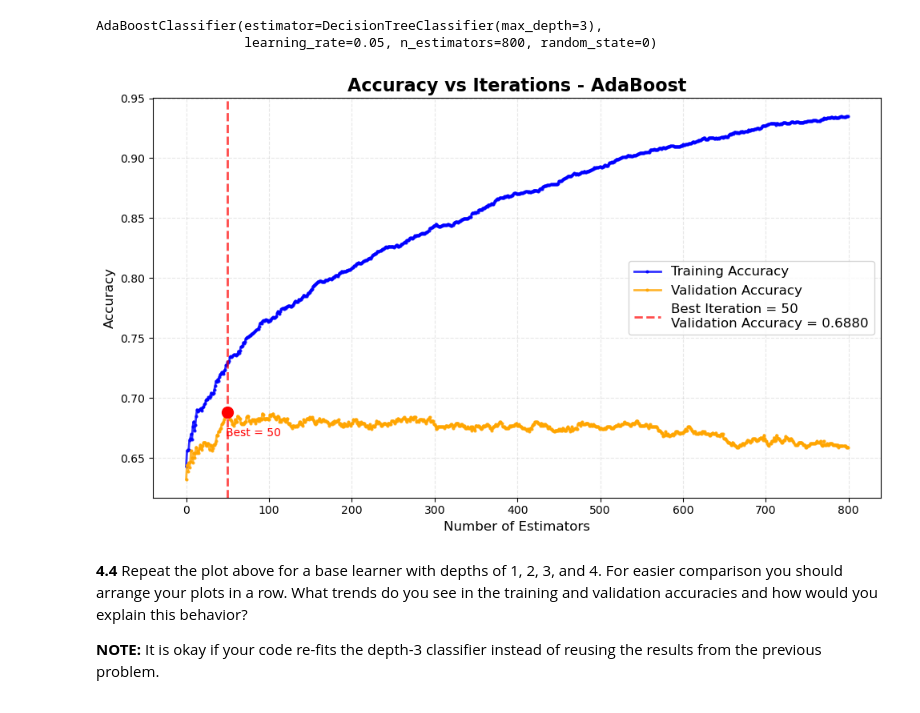
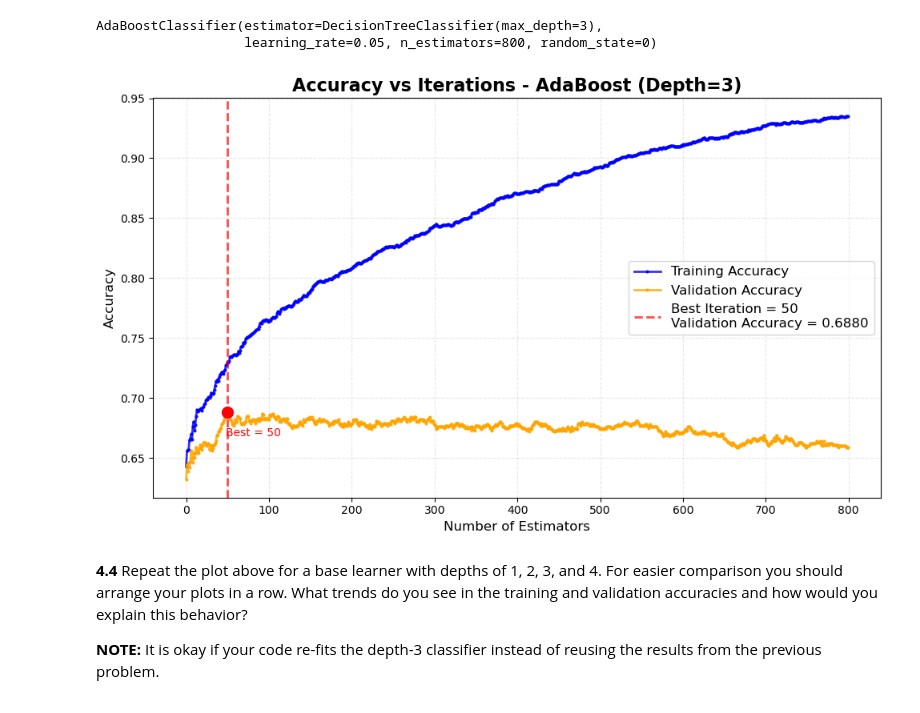
Before and after one commit to WayneKaiYeh/CSCI-E-109A-Intro-of-DS-HW, a Jupyter notebook: HW_6_notebook/cs1090a_hw6/cs1090a_hw6.ipynb, the cells around one changed output. Drawn from its saved outputs; the diff is of its cells as text; code cells hidden in the pictures.

```diff
--- a/HW_6_notebook/cs1090a_hw6/cs1090a_hw6.ipynb
+++ b/HW_6_notebook/cs1090a_hw6/cs1090a_hw6.ipynb
@@ -379,7 +267,7 @@ After this point, the CV Mean decrease while the training score continues to ris
 <div class="highlight-box" style="border: 1px solid #ffcccb; background-color: #ffcccb; height: 5px;"></div>
 # %%
 #Determine the best cv depth ,best_cv_tree_train_score,best_cv_tree_test_score
-best_cv_depth = max_depth[np.argmax(cvmeans)-1]
+best_cv_depth = max_depth[np.argmax(cvmeans)] -1
 
 dt1 = DecisionTreeClassifier(random_state = 0, max_depth=best_cv_depth).fit(X_train, y_train)
 best_cv_tree_train_score = dt1.score(X_train, y_train)
@@ -963,38 +837,6 @@ test_accuracy = [best_cv_tree_test_score, overfit_tree_test_score, bagging_accur
 results_dict= {"classifier":classifier, "training accuracy":train_accuracy, "test accuracy":test_accuracy}
 
 results_df = pd.DataFrame(results_dict)
-# %%
-#(Original)
-#
-#  for q2 overfitting model
-overfit_tree_depth_k = DecisionTreeClassifier(max_depth=tree_depth, random_state = 0)
-overfit_tree_depth_k.fit(X_train, y_train)
-
-# training and test accuracies
-overfit_tree_train_score = overfit_tree_depth_k.score(X_train, y_train)
-overfit_tree_test_score = overfit_tree_depth_k.score(X_test, y_test)
-
-
-results_df = pd.DataFrame({
-    "classifier": [
-        "single depth-i tree chosen by CV",
-        "single overfit depth-k tree",
-        "bagging 55 depth-k trees",
-        "random forest of 55 depth-k trees"
-    ],
-    "training accuracy": [
-        best_cv_tree_train_score,
-        overfit_tree_train_score,
-        bagging_accuracy_train,
-        random_forest_train_score
-    ],
-    "test accuracy": [
-        best_cv_tree_test_score,
-        overfit_tree_test_score,
-        bagging_accuracy_test,
-        random_forest_test_score
-    ]
-})
 # %%
 # display results
 results_df
@@ -1208,31 +1054,31 @@ AdaBoostClassifier(estimator=DecisionTreeClassifier(max_depth=3),
 # %%
 train_scores = list(ada.staged_score(X_train80, y_train80))
 val_scores = list(ada.staged_score(X_val, y_val))
 ada_best_n_estimators = np.array(val_scores).argmax() + 1
 
 
 plt.figure(figsize=(10, 6))
 plt.plot(train_scores, label='Training Accuracy', color='blue', linewidth=2, marker='o', markersize=2, alpha=0.8)
 plt.plot(val_scores, label='Validation Accuracy', color='orange', linewidth=2, marker='o', markersize=2, alpha=0.8)
 plt.axvline(ada_best_n_estimators, color='red', linestyle='--', alpha=0.7, linewidth=2,
              label=f'Best Iteration = {ada_best_n_estimators}\nValidation Accuracy = {val_scores[ada_best_n_estimators-1]:.4f}')
 
 
 plt.scatter(ada_best_n_estimators, val_scores[ada_best_n_estimators-1], color='red', s=100, zorder=5)  # Highlight the best point
 plt.text(ada_best_n_estimators - 2, val_scores[ada_best_n_estimators-1] - 0.02,
          f'Best = {ada_best_n_estimators}', fontsize=10, color='red')
 
 
 plt.xlabel('Number of Estimators', fontsize=12)
 plt.ylabel('Accuracy', fontsize=12)
-plt.title("Accuracy vs Iterations - AdaBoost", fontsize=16, fontweight='bold')
+plt.title("Accuracy vs Iterations - AdaBoost (Depth=3)", fontsize=16, fontweight='bold')
 
 
 plt.grid(alpha=0.3, linestyle='--')
 plt.legend(fontsize=12)
 plt.tight_layout()
 # %% [output]
-[figure, old version]
+[figure, new version]
 # %% [markdown]
 <!-- END QUESTION -->
 
```
Also changed, not shown: parts of 15 cells of this notebook.
